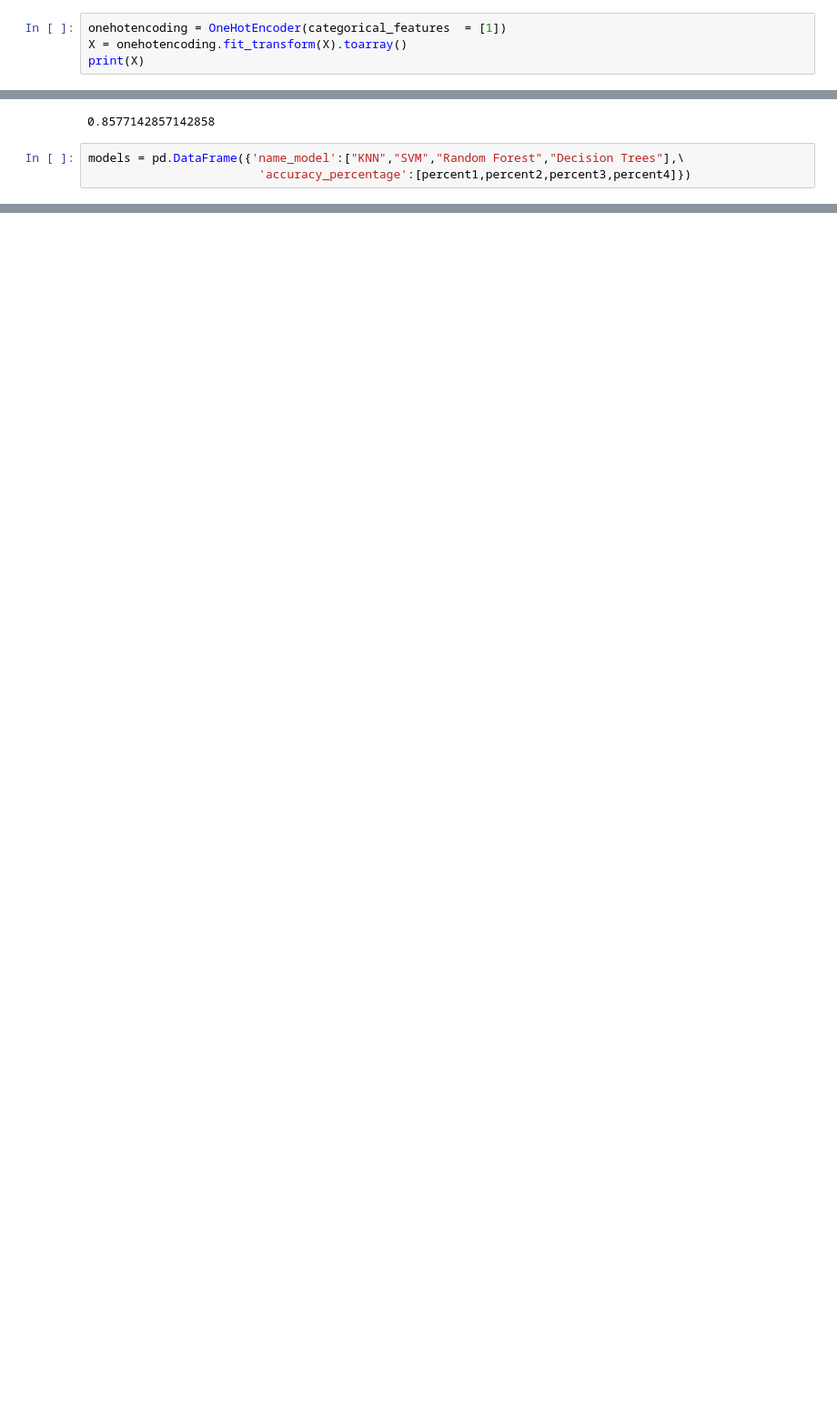
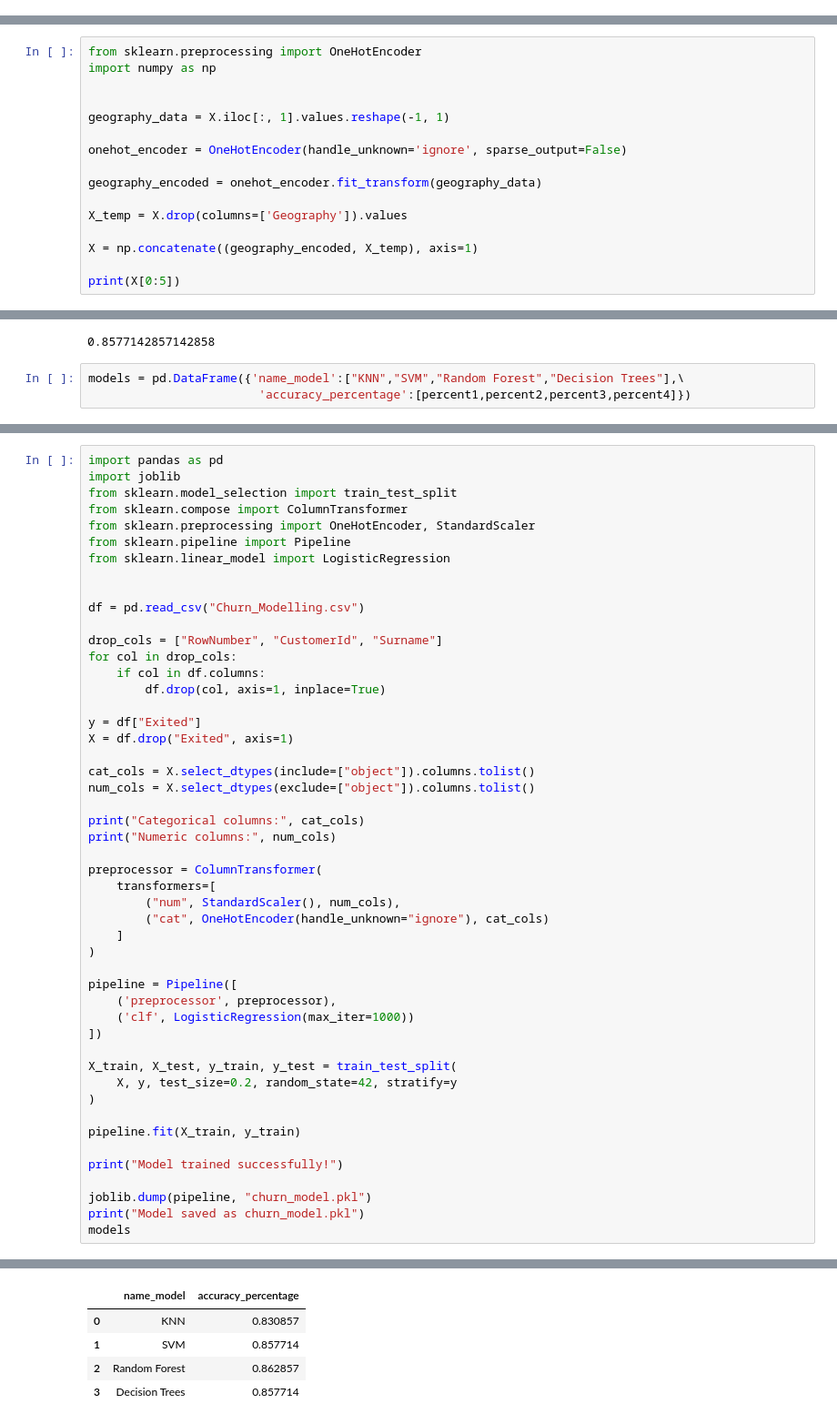
Before and after one commit to RajanReddyGangumalla/Customer-Churn-Prediction-ML-master, a Jupyter notebook: Customer-Churn-Prediction-ML.ipynb, the cells around one changed output, grey strips where cells are left out. Shown at 91% size. Cells and saved outputs as stored; diff of their text form; blank space fills up the shorter version.

```diff
--- a/Customer-Churn-Prediction-ML.ipynb
+++ b/Customer-Churn-Prediction-ML.ipynb
@@ -137,7 +137,3 @@ Name: Geography, dtype: int64
 # %%
 import warnings
 warnings.filterwarnings('ignore')
-# %%
-onehotencoding = OneHotEncoder(categorical_features  = [1])
-X = onehotencoding.fit_transform(X).toarray()
-print(X)
@@ -157,0 +140,16 @@ print(X)
+# %%
+from sklearn.preprocessing import OneHotEncoder
+import numpy as np
+
+
+geography_data = X.iloc[:, 1].values.reshape(-1, 1)
+
+onehot_encoder = OneHotEncoder(handle_unknown='ignore', sparse_output=False)
+
+geography_encoded = onehot_encoder.fit_transform(geography_data)
+
+X_temp = X.drop(columns=['Geography']).values
+
+X = np.concatenate((geography_encoded, X_temp), axis=1)
+
+print(X[0:5])
@@ -332,0 +347,50 @@ models
+# %%
+import pandas as pd
+import joblib
+from sklearn.model_selection import train_test_split
+from sklearn.compose import ColumnTransformer
+from sklearn.preprocessing import OneHotEncoder, StandardScaler
+from sklearn.pipeline import Pipeline
+from sklearn.linear_model import LogisticRegression
+
+
+df = pd.read_csv("Churn_Modelling.csv")
+
+drop_cols = ["RowNumber", "CustomerId", "Surname"]
+for col in drop_cols:
+    if col in df.columns:
+        df.drop(col, axis=1, inplace=True)
+
+y = df["Exited"]
+X = df.drop("Exited", axis=1)
+
+cat_cols = X.select_dtypes(include=["object"]).columns.tolist()
+num_cols = X.select_dtypes(exclude=["object"]).columns.tolist()
+
+print("Categorical columns:", cat_cols)
+print("Numeric columns:", num_cols)
+
+preprocessor = ColumnTransformer(
+    transformers=[
+        ("num", StandardScaler(), num_cols),
+        ("cat", OneHotEncoder(handle_unknown="ignore"), cat_cols)
+    ]
+)
+
+pipeline = Pipeline([
+    ('preprocessor', preprocessor),
+    ('clf', LogisticRegression(max_iter=1000))
+])
+
+X_train, X_test, y_train, y_test = train_test_split(
+    X, y, test_size=0.2, random_state=42, stratify=y
+)
+
+pipeline.fit(X_train, y_train)
+
+print("Model trained successfully!")
+
+joblib.dump(pipeline, "churn_model.pkl")
+print("Model saved as churn_model.pkl")
+models
+# %% [output]
@@ -332,0 +401,5 @@ models
+|  | name_model | accuracy_percentage |
+| 0 | KNN | 0.830857 |
+| 1 | SVM | 0.857714 |
+| 2 | Random Forest | 0.862857 |
+| 3 | Decision Trees | 0.857714 |
```
Also changed, not shown: parts of 40 cells of this notebook, 1 other file.
